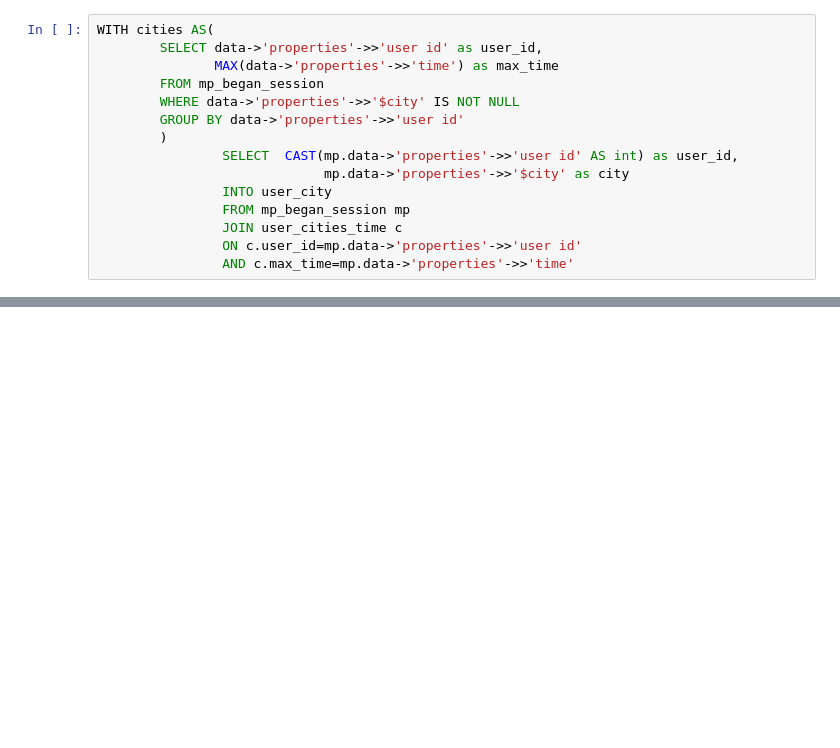
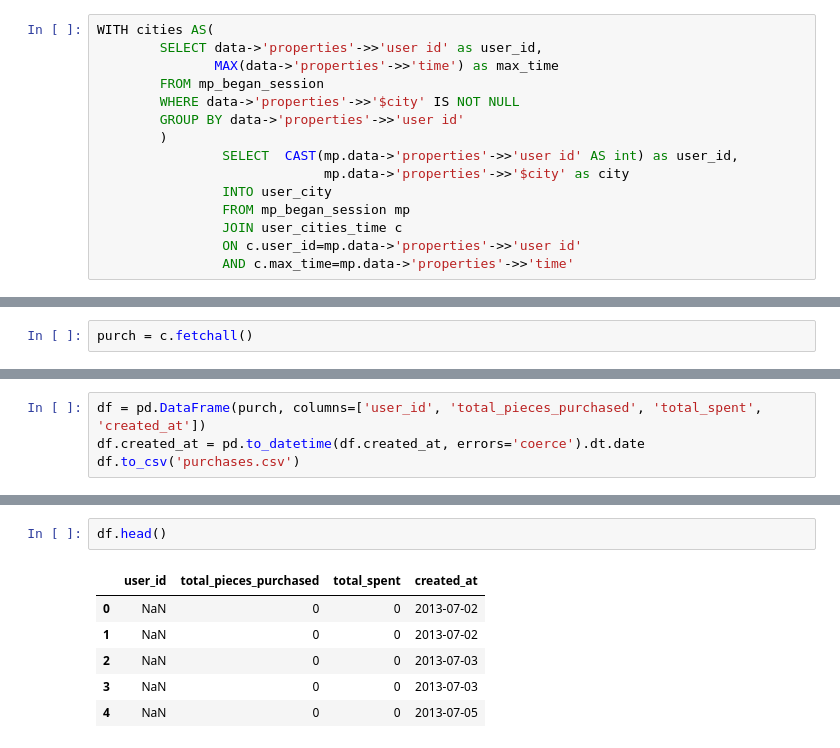
Before and after one commit to pauloarantes/art-project, a Jupyter notebook: dataset query.ipynb, the cells around one changed output, grey strips where cells are left out. Cells and saved outputs as stored; diff of their text form; blank space fills up the shorter version.

```diff
--- a/dataset query.ipynb
+++ b/dataset query.ipynb
@@ -234,0 +239,2 @@ WITH cities AS(
+# %%
+purch = c.fetchall()
@@ -234,0 +245,4 @@ WITH cities AS(
+# %%
+df = pd.DataFrame(purch, columns=['user_id', 'total_pieces_purchased', 'total_spent', 'created_at'])
+df.created_at = pd.to_datetime(df.created_at, errors='coerce').dt.date
+df.to_csv('purchases.csv')
@@ -234,0 +261,9 @@ WITH cities AS(
+# %%
+df.head()
+# %% [output]
+|  | user_id | total_pieces_purchased | total_spent | created_at |
+| 0 | NaN | 0 | 0 | 2013-07-02 |
+| 1 | NaN | 0 | 0 | 2013-07-02 |
+| 2 | NaN | 0 | 0 | 2013-07-03 |
+| 3 | NaN | 0 | 0 | 2013-07-03 |
+| 4 | NaN | 0 | 0 | 2013-07-05 |
```
Also changed, not shown: parts of 3 cells of this notebook, 3 other files.
